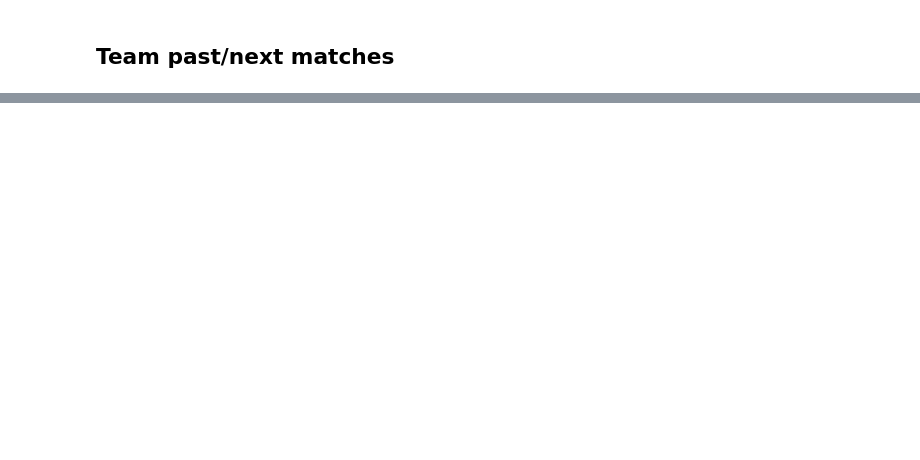
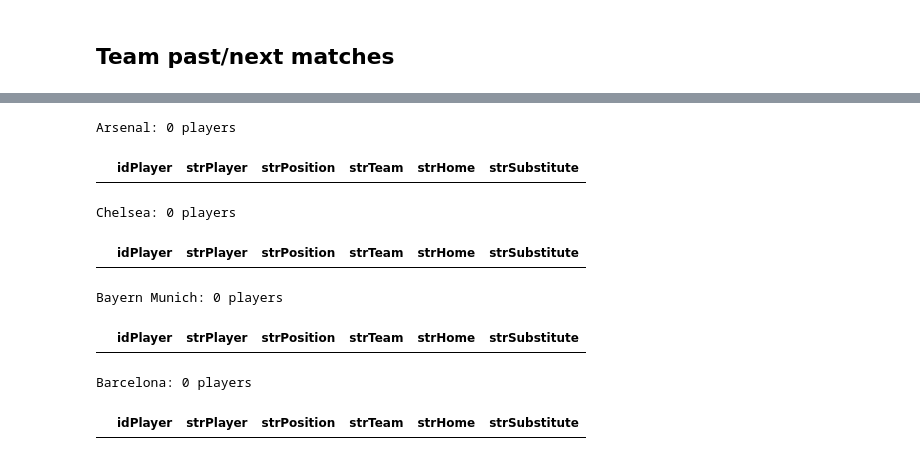
Before and after one commit to SYNCODE-SLIIT/Sports-Analysis, a Jupyter notebook: sports-ai/notebooks/collectorTest.ipynb, the cells around one changed output, grey strips where cells are left out. Saved outputs shown, nothing was run; the diff lists cells and outputs as text; code cells hidden in the pictures; blank space fills up the shorter version.

```diff
--- a/sports-ai/notebooks/collectorTest.ipynb
+++ b/sports-ai/notebooks/collectorTest.ipynb
@@ -420,0 +563,16 @@ THESPORTSDB_KEY env var: None
+# %%
+import hashlib, json
+
+def raw_lineup(event_id: str) -> str:
+    r = httpx.get(f"{API}/lookuplineup.php", params={"id": event_id, "ts": f"{time.time():.6f}"}, timeout=30)
+    r.raise_for_status()
+    return r.text
+
+def sha1(s: str) -> str:
+    return hashlib.sha1(s.encode("utf-8")).hexdigest()
+
+for club in clubs:
+    tid, _ = resolve_team_id(club)
+    evid, title = last_event_id_for_team(tid)
+    txt = raw_lineup(evid)
+    print(f"{club:<12} event={evid} sha1={sha1(txt)} len={len(txt)} title={title}")
@@ -420,0 +584,32 @@ THESPORTSDB_KEY env var: None
+# %%
+def squad_from_lineups(team_name: str, last_n: int = 6) -> pd.DataFrame:
+    tid, canon = resolve_team_id(team_name)
+    d = GET("eventslast.php", id=tid)
+    evs = (d.get("results") or [])[:last_n]
+    rows = []
+    for ev in evs:
+        evid = str(ev["idEvent"])
+        lu = lineup_for_event(evid)
+        rows.extend(lu)
+    df = pd.DataFrame(rows)
+    # keep key fields; drop foreign teams’ players if any weirdness
+    keep = ["idPlayer","strPlayer","strPosition","strTeam","strHome","strSubstitute"]
+    df = df[keep].dropna(subset=["idPlayer","strPlayer"]).drop_duplicates("idPlayer")
+    # heuristic: keep only rows where strTeam equals the canon team name, if present
+    if "strTeam" in df.columns and canon:
+        df = df[df["strTeam"].fillna("").str.lower() == canon.lower()]
+    return df.reset_index(drop=True)
+
+for club in ["Arsenal","Chelsea","Bayern Munich","Barcelona"]:
+    roster = squad_from_lineups(club, last_n=6)
+    print(f"{club}: {len(roster)} players")
+    display(roster.head(12))
+# %% [output]
+Arsenal: 0 players
+|  | idPlayer | strPlayer | strPosition | strTeam | strHome | strSubstitute |
+Chelsea: 0 players
+|  | idPlayer | strPlayer | strPosition | strTeam | strHome | strSubstitute |
+Bayern Munich: 0 players
+|  | idPlayer | strPlayer | strPosition | strTeam | strHome | strSubstitute |
+Barcelona: 0 players
+|  | idPlayer | strPlayer | strPosition | strTeam | strHome | strSubstitute |
```
Also changed, not shown: parts of 27 cells of this notebook, 10 other files.
